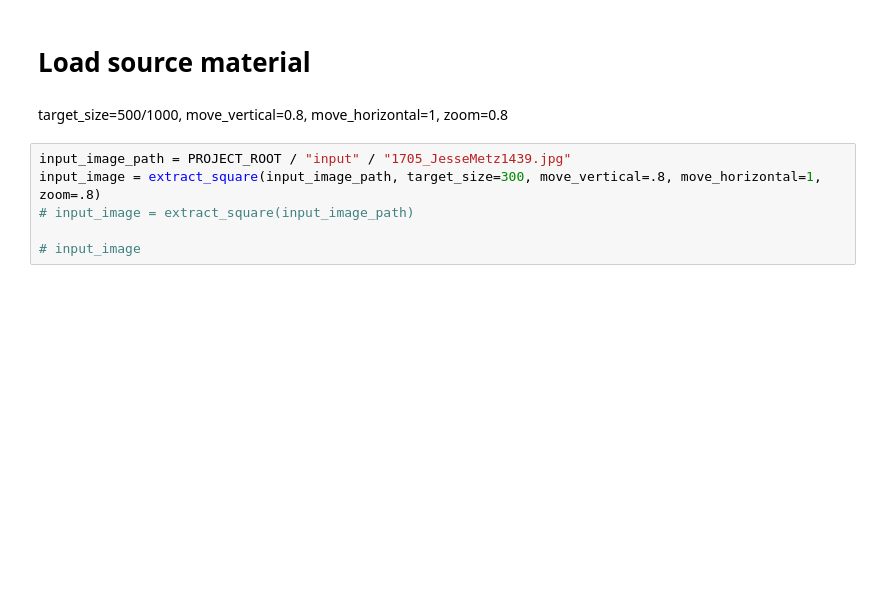
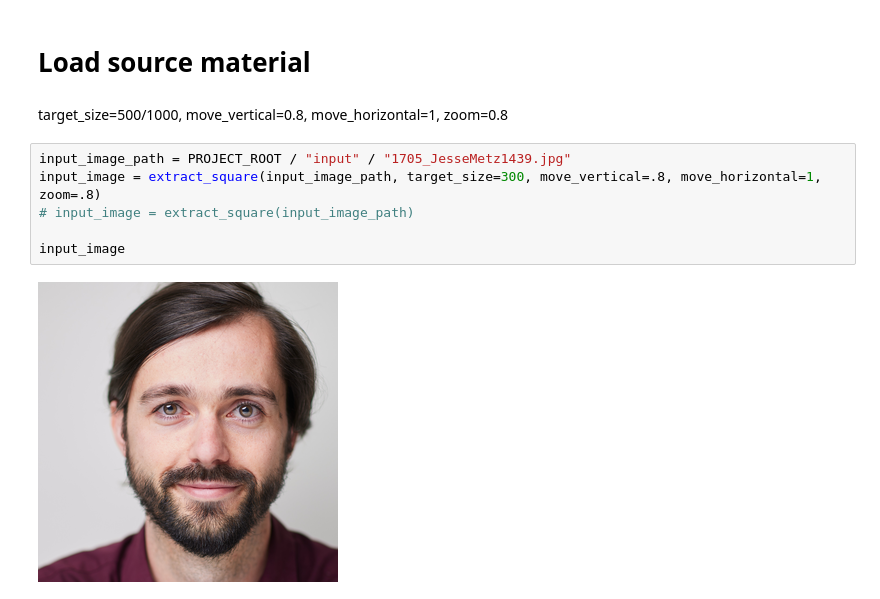
Before and after one commit to Jezzerrr/PortraitArt, a Jupyter notebook: notebooks/portrait_art.ipynb, the cells around one changed output. Drawn from its saved outputs; the diff is of its cells as text; blank space fills up the shorter version.

```diff
--- a/notebooks/portrait_art.ipynb
+++ b/notebooks/portrait_art.ipynb
@@ -25,9 +27,11 @@ target_size=500/1000, move_vertical=0.8, move_horizontal=1, zoom=0.8
 # %%
 input_image_path = PROJECT_ROOT / "input" / "1705_JesseMetz1439.jpg"
 input_image = extract_square(input_image_path, target_size=300, move_vertical=.8, move_horizontal=1, zoom=.8)
 # input_image = extract_square(input_image_path)
 
-# input_image
+input_image
+# %% [output]
+[figure, added]
 # %%
 output_image = swap_random_patches(
     input_image,
```
Also changed, not shown: parts of 3 cells of this notebook, 1 other file.
